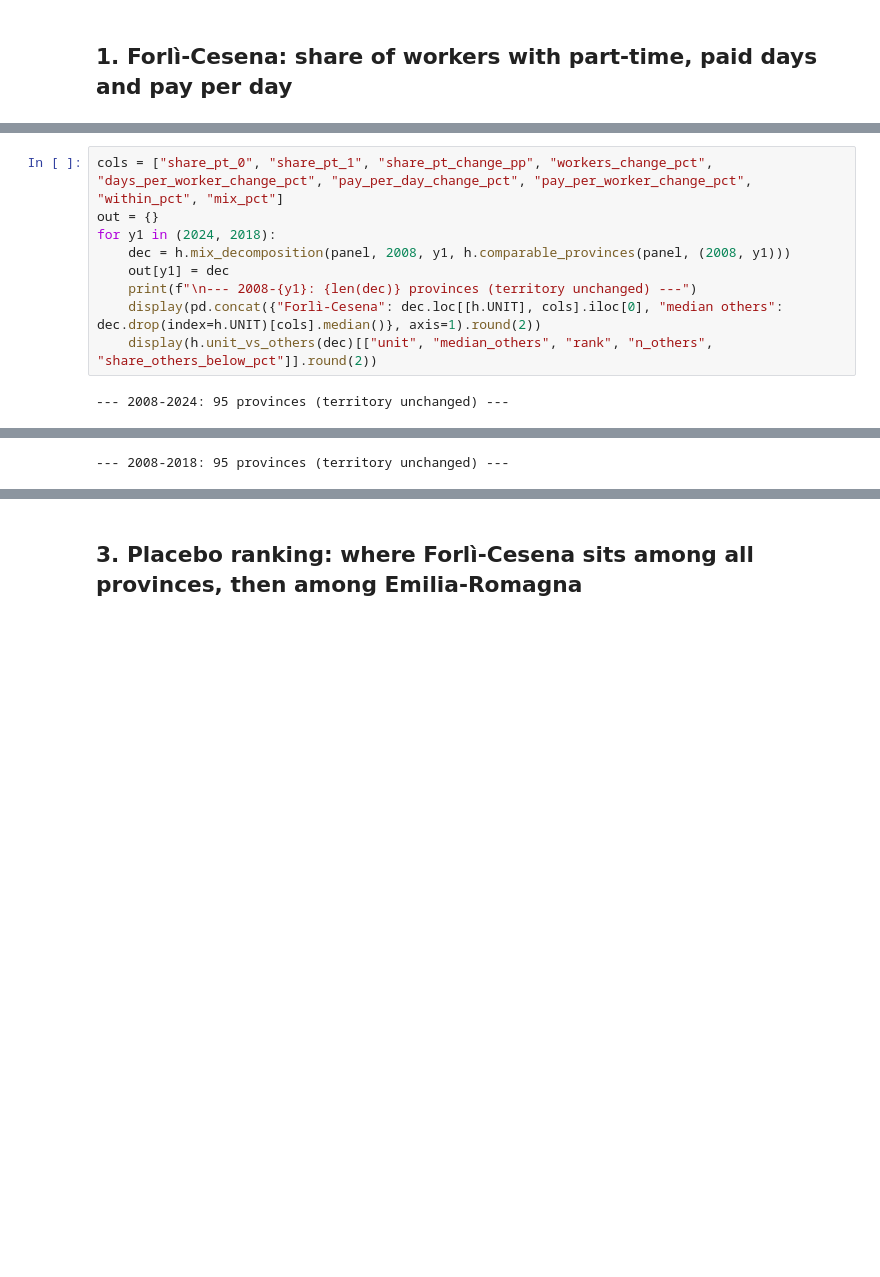
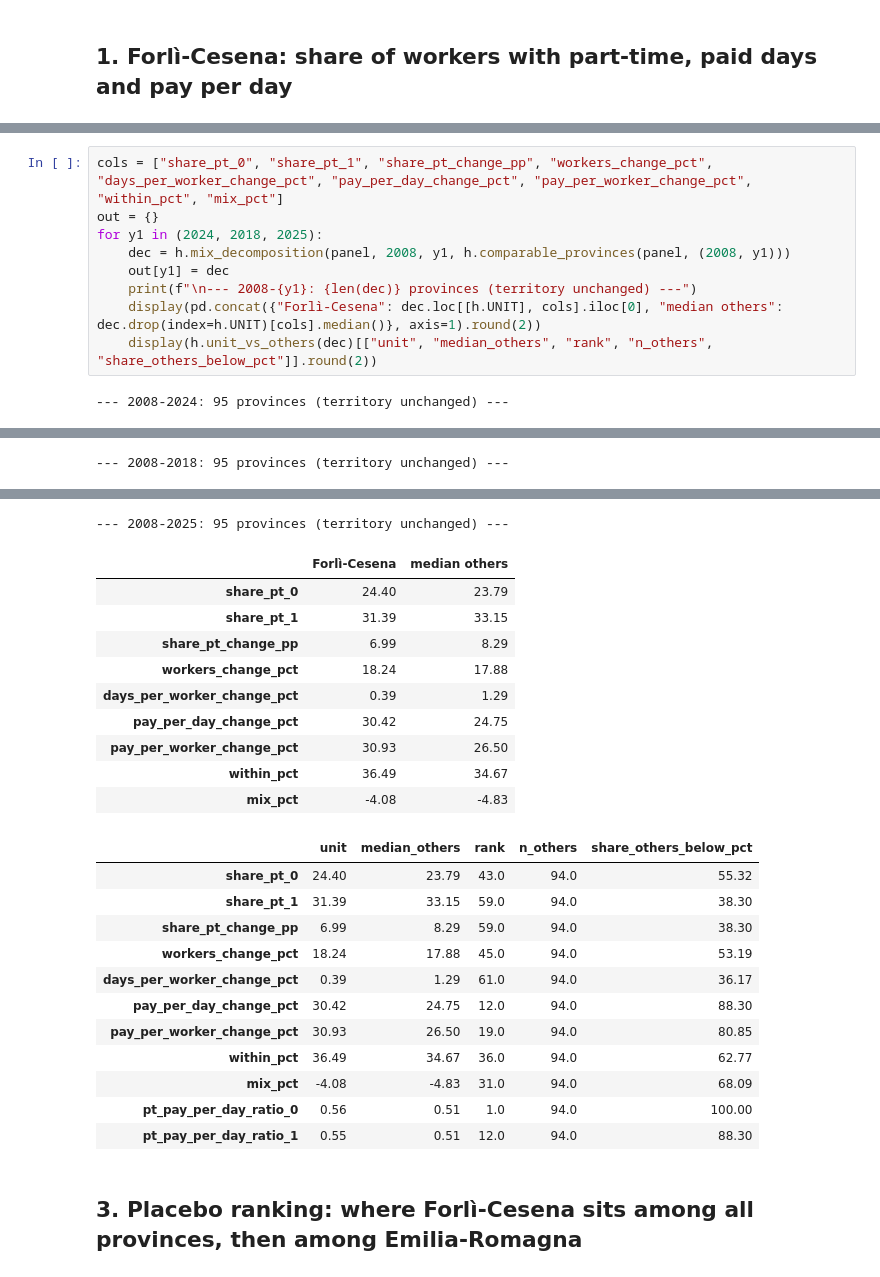
Before and after one commit to dbellavista/cifre-significative, a Jupyter notebook: studies/cesena/notebooks/06_hours.ipynb, the cells around one changed output, grey strips where cells are left out. Drawn from its saved outputs; the diff is of its cells as text; blank space fills up the shorter version.

```diff
--- a/studies/cesena/notebooks/06_hours.ipynb
+++ b/studies/cesena/notebooks/06_hours.ipynb
@@ -81,7 +82,7 @@ Mean pay per worker `w = (1−s)·m_No + s·m_Si` (`s` = share of workers with p
 # %%
 cols = ["share_pt_0", "share_pt_1", "share_pt_change_pp", "workers_change_pct", "days_per_worker_change_pct", "pay_per_day_change_pct", "pay_per_worker_change_pct", "within_pct", "mix_pct"]
 out = {}
-for y1 in (2024, 2018):
+for y1 in (2024, 2018, 2025):
     dec = h.mix_decomposition(panel, 2008, y1, h.comparable_provinces(panel, (2008, y1)))
     out[y1] = dec
     print(f"\n--- 2008-{y1}: {len(dec)} provinces (territory unchanged) ---")
@@ -107,33 +108,56 @@ for y1 in (2024, 2018):
 | days_per_worker_change_pct | -0.13 | 0.75 | 65.0 | 94.0 | 31.91 |
 | pay_per_day_change_pct | 26.92 | 21.42 | 13.0 | 94.0 | 87.23 |
 | pay_per_worker_change_pct | 26.76 | 23.22 | 20.0 | 94.0 | 79.79 |
 | within_pct | 32.34 | 31.35 | 41.0 | 94.0 | 57.45 |
 | mix_pct | -4.22 | -5.12 | 34.0 | 94.0 | 64.89 |
 | pt_pay_per_day_ratio_0 | 0.56 | 0.51 | 1.0 | 94.0 | 100.00 |
 | pt_pay_per_day_ratio_1 | 0.56 | 0.51 | 10.0 | 94.0 | 90.43 |
 --- 2008-2018: 95 provinces (territory unchanged) ---
 |  | Forlì-Cesena | median others |
 | share_pt_0 | 24.40 | 23.79 |
 | share_pt_1 | 33.04 | 34.85 |
 | share_pt_change_pp | 8.64 | 9.63 |
 | workers_change_pct | 3.30 | 2.79 |
 | days_per_worker_change_pct | -1.58 | -0.73 |
 | pay_per_day_change_pct | 13.62 | 9.91 |
 | pay_per_worker_change_pct | 11.83 | 8.55 |
 | within_pct | 17.89 | 17.79 |
 | mix_pct | -5.14 | -6.38 |
 |  | unit | median_others | rank | n_others | share_others_below_pct |
 | share_pt_0 | 24.40 | 23.79 | 43.0 | 94.0 | 55.32 |
 | share_pt_1 | 33.04 | 34.85 | 58.0 | 94.0 | 39.36 |
 | share_pt_change_pp | 8.64 | 9.63 | 62.0 | 94.0 | 35.11 |
 | workers_change_pct | 3.30 | 2.79 | 46.0 | 94.0 | 52.13 |
 | days_per_worker_change_pct | -1.58 | -0.73 | 70.0 | 94.0 | 26.60 |
 | pay_per_day_change_pct | 13.62 | 9.91 | 13.0 | 94.0 | 87.23 |
 | pay_per_worker_change_pct | 11.83 | 8.55 | 25.0 | 94.0 | 74.47 |
 | within_pct | 17.89 | 17.79 | 47.0 | 94.0 | 51.06 |
 | mix_pct | -5.14 | -6.38 | 29.0 | 94.0 | 70.21 |
 | pt_pay_per_day_ratio_0 | 0.56 | 0.51 | 1.0 | 94.0 | 100.00 |
 | pt_pay_per_day_ratio_1 | 0.55 | 0.49 | 3.0 | 94.0 | 97.87 |
+--- 2008-2025: 95 provinces (territory unchanged) ---
+|  | Forlì-Cesena | median others |
+| share_pt_0 | 24.40 | 23.79 |
+| share_pt_1 | 31.39 | 33.15 |
+| share_pt_change_pp | 6.99 | 8.29 |
+| workers_change_pct | 18.24 | 17.88 |
+| days_per_worker_change_pct | 0.39 | 1.29 |
+| pay_per_day_change_pct | 30.42 | 24.75 |
+| pay_per_worker_change_pct | 30.93 | 26.50 |
+| within_pct | 36.49 | 34.67 |
+| mix_pct | -4.08 | -4.83 |
+|  | unit | median_others | rank | n_others | share_others_below_pct |
+| share_pt_0 | 24.40 | 23.79 | 43.0 | 94.0 | 55.32 |
+| share_pt_1 | 31.39 | 33.15 | 59.0 | 94.0 | 38.30 |
+| share_pt_change_pp | 6.99 | 8.29 | 59.0 | 94.0 | 38.30 |
+| workers_change_pct | 18.24 | 17.88 | 45.0 | 94.0 | 53.19 |
+| days_per_worker_change_pct | 0.39 | 1.29 | 61.0 | 94.0 | 36.17 |
+| pay_per_day_change_pct | 30.42 | 24.75 | 12.0 | 94.0 | 88.30 |
+| pay_per_worker_change_pct | 30.93 | 26.50 | 19.0 | 94.0 | 80.85 |
+| within_pct | 36.49 | 34.67 | 36.0 | 94.0 | 62.77 |
+| mix_pct | -4.08 | -4.83 | 31.0 | 94.0 | 68.09 |
+| pt_pay_per_day_ratio_0 | 0.56 | 0.51 | 1.0 | 94.0 | 100.00 |
+| pt_pay_per_day_ratio_1 | 0.55 | 0.51 | 12.0 | 94.0 | 88.30 |
 # %% [markdown]
 ## 3. Placebo ranking: where Forlì-Cesena sits among all provinces, then among Emilia-Romagna
 # %%
```
Also changed, not shown: parts of 18 cells of this notebook, 10 other files.
